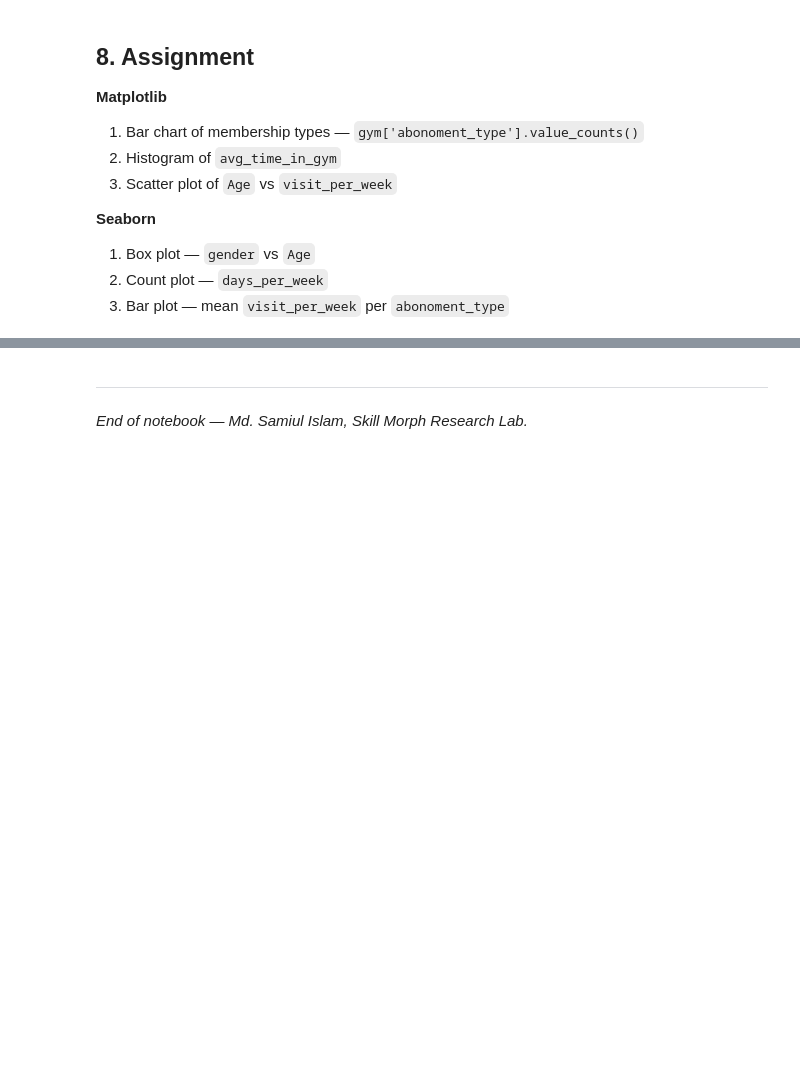
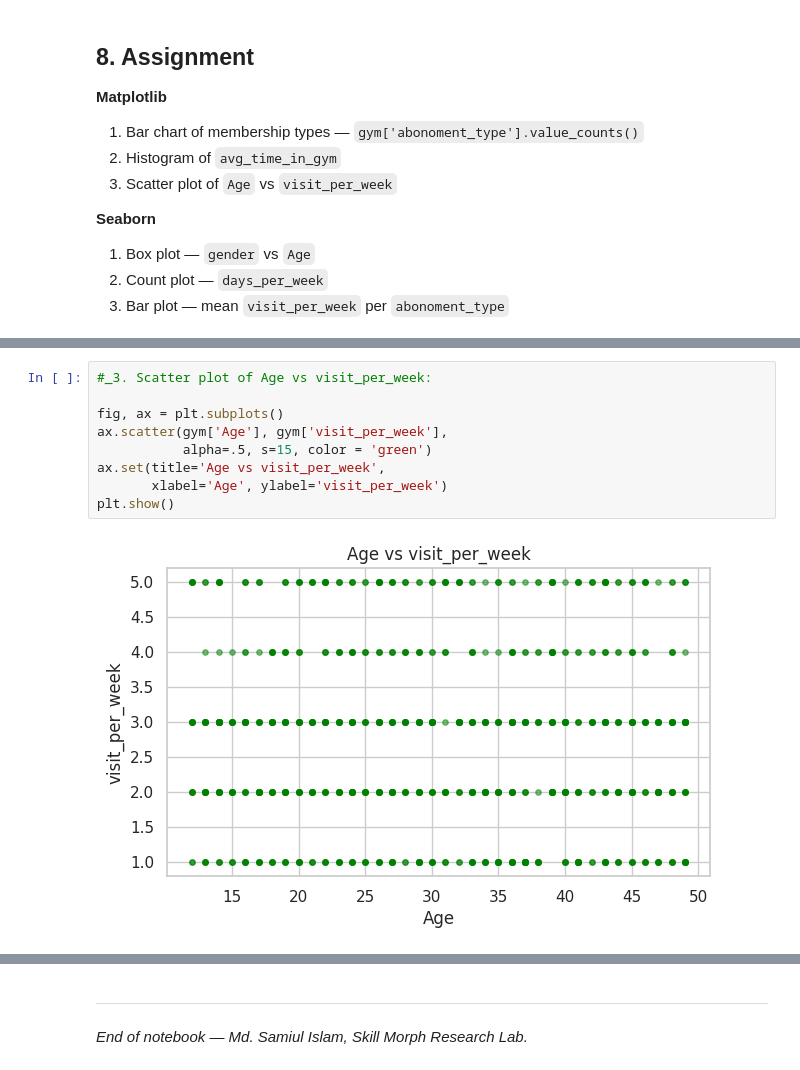
Before and after one commit to abidhasan5135-maker/abPractice, a Jupyter notebook: Matplotlib_and_Seaborn_for_DATA_Science.ipynb, the cells around one changed output, grey strips where cells are left out. Cells and saved outputs as stored; diff of their text form; blank space fills up the shorter version.

```diff
--- a/Matplotlib_and_Seaborn_for_DATA_Science.ipynb
+++ b/Matplotlib_and_Seaborn_for_DATA_Science.ipynb
@@ -394,0 +416,11 @@ plt.show()
+# %%
+#_3. Scatter plot of Age vs visit_per_week:
+
+fig, ax = plt.subplots()
+ax.scatter(gym['Age'], gym['visit_per_week'],
+           alpha=.5, s=15, color = 'green')
+ax.set(title='Age vs visit_per_week',
+       xlabel='Age', ylabel='visit_per_week')
+plt.show()
+# %% [output]
+[figure, added]
```
Also changed, not shown: parts of 9 cells of this notebook.
